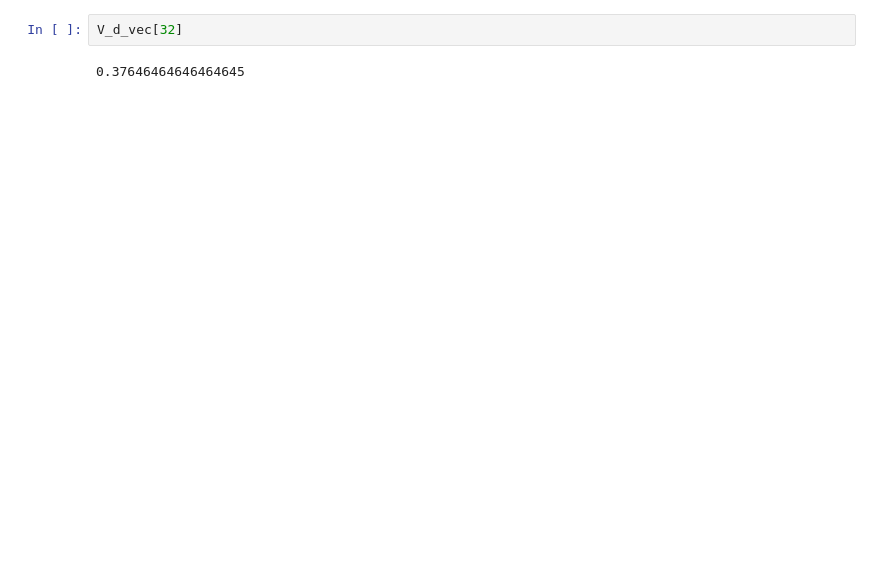
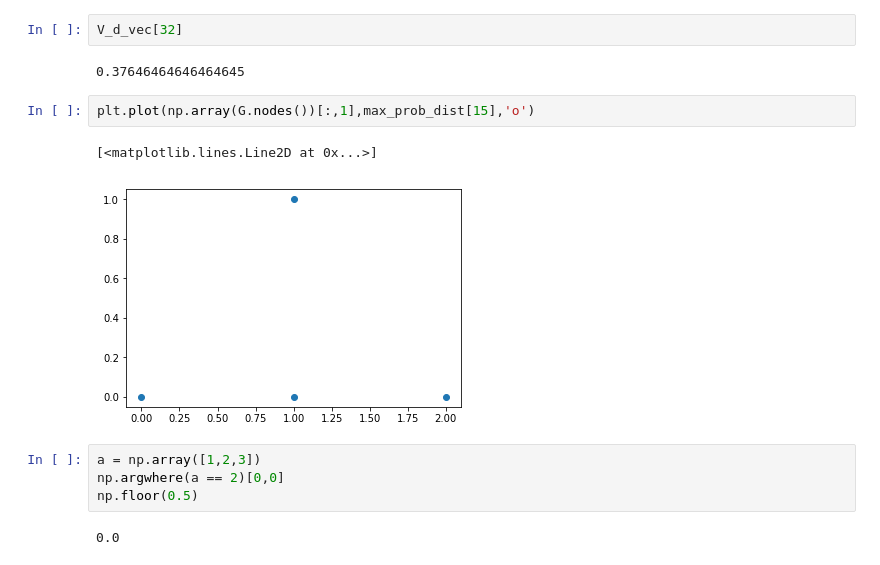
Before and after one commit to Quantumgame/quantum-ml, a Jupyter notebook: ndot/lib/single_dot.ipynb, the cells around one changed output. Drawn from its saved outputs; the diff is of its cells as text; blank space fills up the shorter version.

```diff
--- a/ndot/lib/single_dot.ipynb
+++ b/ndot/lib/single_dot.ipynb
@@ -164,3 +155,14 @@ plt.pcolor(YY,XX,np.real(np.array(max_prob_dist).reshape((100,9))))
 V_d_vec[32]
 # %% [output]
 0.37646464646464645
+# %%
+plt.plot(np.array(G.nodes())[:,1],max_prob_dist[15],'o')
+# %% [output]
+[<matplotlib.lines.Line2D at 0x...>]
+[figure, added]
+# %%
+a = np.array([1,2,3])
+np.argwhere(a == 2)[0,0]
+np.floor(0.5)
+# %% [output]
+0.0
```
Also changed, not shown: parts of 10 cells of this notebook, 4 other files.
